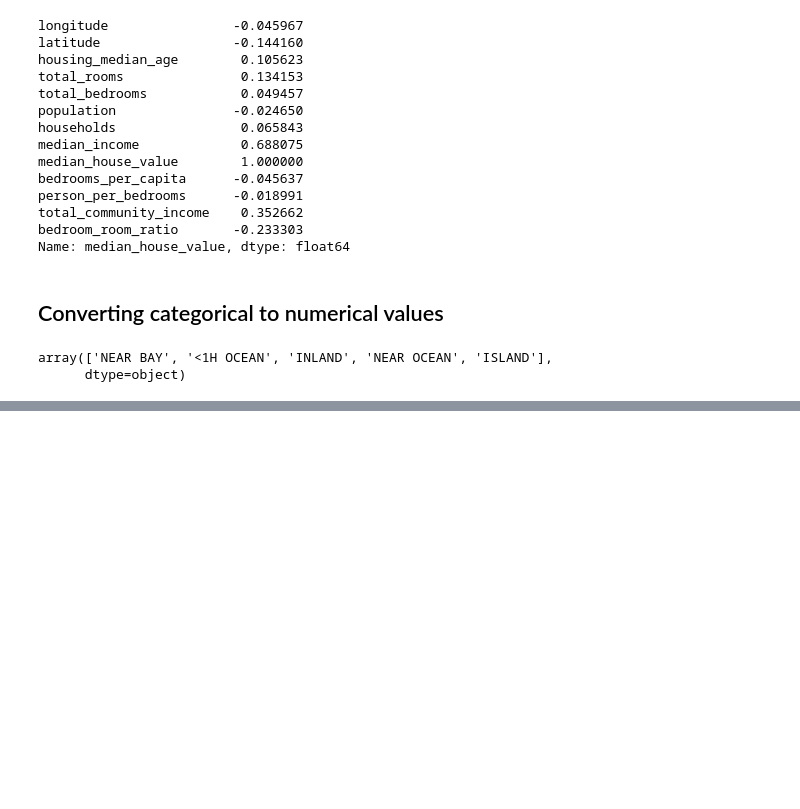
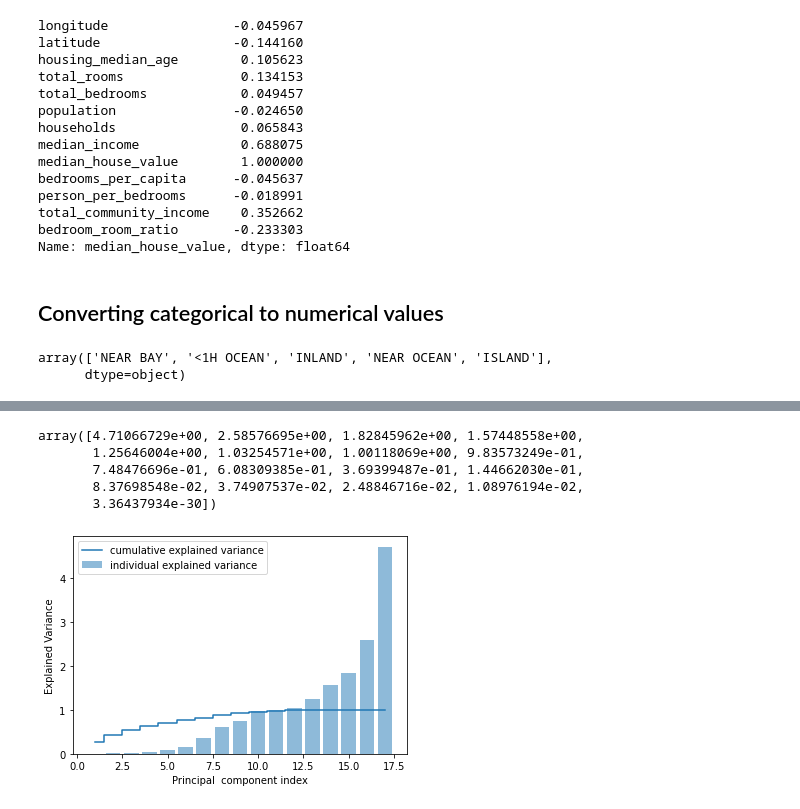
Before and after one commit to shriawesome/USF_Notes, a Jupyter notebook: Sem2/ML/LinearRegression.ipynb, the cells around one changed output, grey strips where cells are left out. Cells and saved outputs as stored; diff of their text form; code cells hidden in the pictures; blank space fills up the shorter version.

```diff
--- a/Sem2/ML/LinearRegression.ipynb
+++ b/Sem2/ML/LinearRegression.ipynb
@@ -318,0 +342,19 @@ x_train.shape,x_test.shape
+# %%
+pca.explained_variance_
+# %% [output]
+array([4.71066729e+00, 2.58576695e+00, 1.82845962e+00, 1.57448558e+00,
+       1.25646004e+00, 1.03254571e+00, 1.00118069e+00, 9.83573249e-01,
+       7.48476696e-01, 6.08309385e-01, 3.69399487e-01, 1.44662030e-01,
+       8.37698548e-02, 3.74907537e-02, 2.48846716e-02, 1.08976194e-02,
+       3.36437934e-30])
+# %%
+var_exp = pca.explained_variance_
+cum_var_exp=np.cumsum(evr)
+plt.bar(range(1,18),var_exp,alpha=0.5,align='center',label='individual explained variance')
+plt.step(range(1,18),cum_var_exp,where='mid',label='cumulative explained variance')
+plt.ylabel('Explained Variance')
+plt.xlabel('Principal  component index')
+plt.legend(loc='best')
+plt.show()
+# %% [output]
+[figure, added]
```
Also changed, not shown: parts of 20 cells of this notebook.
